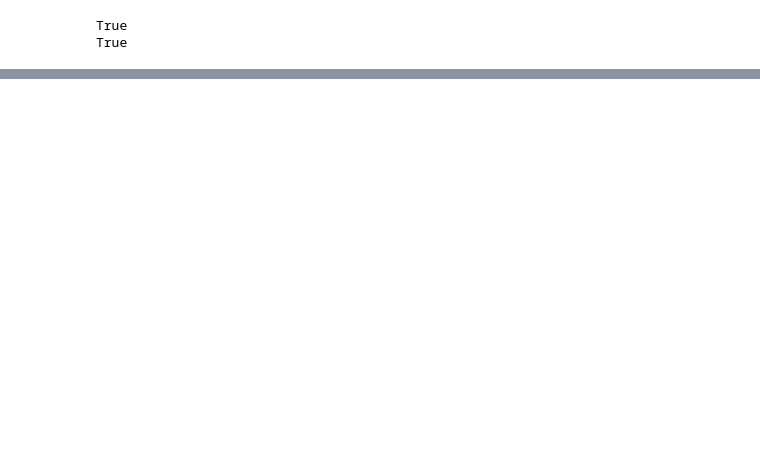
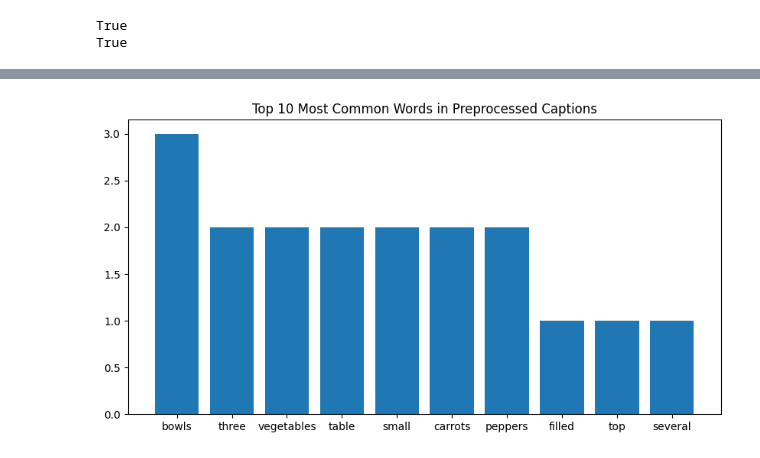
Before and after one commit to natisitotaw/PicScribe-Image-Captioner, a Jupyter notebook: dataset.ipynb, the cells around one changed output, grey strips where cells are left out. Cells and saved outputs as stored; diff of their text form; code cells hidden in the pictures; blank space fills up the shorter version.

```diff
--- a/dataset.ipynb
+++ b/dataset.ipynb
@@ -81,0 +142,83 @@ A woman posing on skis with a ski lift in the background.
+# %%
+import string
+from nltk.corpus import stopwords
+
+# Download NLTK stopwords
+nltk.download('stopwords')
+stop_words = set(stopwords.words('english'))
+
+# Tokenize the captions and remove punctuation and stopwords
+def preprocess_caption(caption):
+    tokens = word_tokenize(caption.lower())  # Tokenize and lowercase
+    tokens = [word for word in tokens if word not in string.punctuation]  # Remove punctuation
+    tokens = [word for word in tokens if word not in stop_words]  # Remove stopwords
+    return tokens
+
+# Preprocess and display the captions
+for ann in anns:
+    caption = ann['caption']
+    tokens = preprocess_caption(caption)
+    print(f"Caption: {caption}")
+    print(f"Preprocessed Tokens: {tokens}")
+
+# Collect all tokens after preprocessing
+preprocessed_tokens = []
+for ann in anns:
+    caption = ann['caption']
+    tokens = preprocess_caption(caption)
+    preprocessed_tokens.extend(tokens)
+
+# Count word frequencies again after preprocessing
+word_freq_preprocessed = Counter(preprocessed_tokens)
+print(f"\nMost common preprocessed words:\n{word_freq_preprocessed.most_common(10)}")
+
+# Visualize the word frequencies after preprocessing
+words, counts = zip(*word_freq_preprocessed.most_common(10))
+plt.figure(figsize=(10,5))
+plt.bar(words, counts)
+plt.title('Top 10 Most Common Words in Preprocessed Captions')
+plt.show()
+
+# Visualize the objects in the image using bounding boxes
+# Get all annotation IDs for the image (objects)
+annIds_objects = coco.getAnnIds(imgIds=img['id'], iscrowd=False)
+anns_objects = coco.loadAnns(annIds_objects)
+
+# Visualize the image with bounding boxes
+plt.imshow(I)
+plt.axis('off')
+
+# Loop over each object annotation to draw bounding boxes
+for obj in anns_objects:
+    bbox = obj['bbox']  # [x, y, width, height]
+    category_id = obj['category_id']
+    category = coco.loadCats(category_id)[0]['name']  # Get the category name (e.g., "person", "dog")
+
+    # Draw bounding box (x, y, width, height)
+    rect = plt.Rectangle((bbox[0], bbox[1]), bbox[2], bbox[3], fill=False, edgecolor='red', linewidth=2)
+    plt.gca().add_patch(rect)
+
+    # Label each object with its category name
+    plt.text(bbox[0], bbox[1] - 2, category, color='red', fontsize=12, weight='bold')
+
+plt.show()
+
+# Display the objects detected in the image
+print("\nObjects detected in the image:")
+for obj in anns_objects:
+    category = coco.loadCats(obj['category_id'])[0]['name']
+    print(f"- {category}")
+
+# Explore relationships between objects and captions (basic)
+print("\nRelationship between objects and captions:")
+for ann in anns:
+    caption = ann['caption']
+    print(f"\nCaption: {caption}")
+    print("Objects mentioned in caption:")
+    for obj in anns_objects:
+        category = coco.loadCats(obj['category_id'])[0]['name']
+        if category in caption.lower():
+            print(f"  - {category} (mentioned)")
+        else:
+            print(f"  - {category} (not mentioned)")
+# %% [output]
@@ -81,0 +240 @@ A woman posing on skis with a ski lift in the background.
+[figure, added]
```
Also changed, not shown: parts of 8 cells of this notebook, 1 other file.
